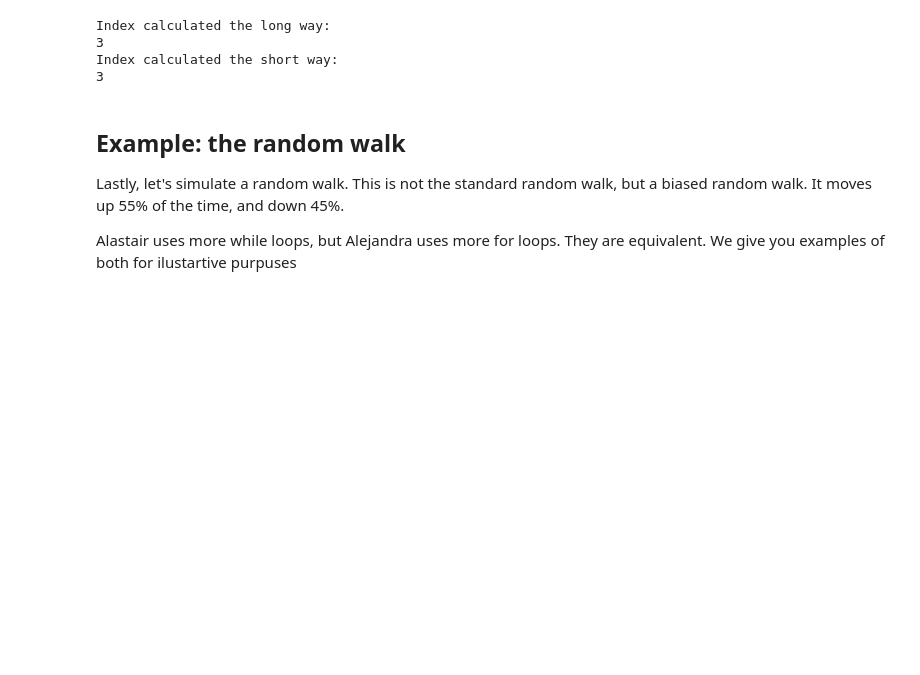
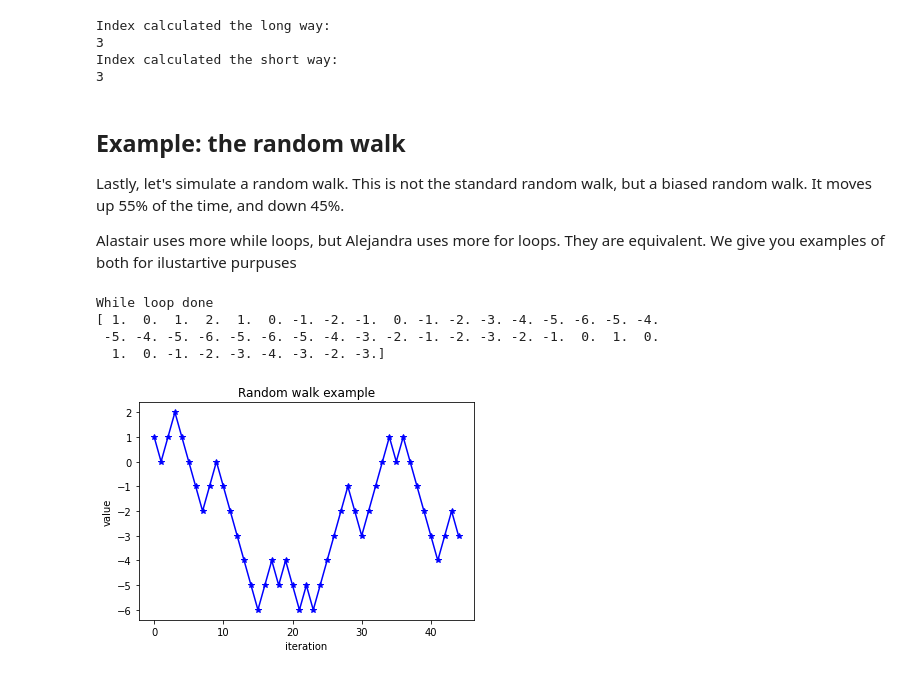
Before and after one commit to donajialej/Intro2StochasticSim, a Jupyter notebook: StudentScaffold.ipynb, the cells around one changed output. Drawn from its saved outputs; the diff is of its cells as text; code cells hidden in the pictures; blank space fills up the shorter version.

```diff
--- a/StudentScaffold.ipynb
+++ b/StudentScaffold.ipynb
@@ -216,6 +216,42 @@ Index calculated the short way:
 Lastly, let's simulate a random walk. This is not the standard random walk, but a biased random walk. It moves up 55% of the time, and down 45%.
 
 Alastair uses more while loops, but Alejandra uses more for loops. They are equivalent. We give you examples of both for ilustartive purpuses
+# %%
+## The random walk with a while loop
+
+NumberOfSteps = 45
+randomNumbers = random.rand(NumberOfSteps)
+
+currentSteps=0;
+currentPosition=0;
+PositionArray= np.zeros(NumberOfSteps)
+stepsArray=np.zeros(NumberOfSteps)
+
+while currentSteps<NumberOfSteps:
+    stepsArray[currentSteps]=currentSteps;
+    if randomNumbers[currentSteps]<0.55: ## Here is where it moves up 55% of the time, and down 45%
+        currentPosition=currentPosition+1;
+    else:
+        currentPosition=currentPosition-1;
+    PositionArray[currentSteps]=currentPosition;
+    currentSteps=currentSteps+1;
+
+print("While loop done");
+print(PositionArray);
+
+## Once you've created a random walk (or other algorithm) you might want to display it
+plt.figure()
+plt.title('Random walk example')
+plt.plot(stepsArray, PositionArray, '*-b')
+plt.xlabel("iteration")
+plt.ylabel("value")
+plt.show()
+# %% [output]
+While loop done
+[ 1.  0.  1.  2.  1.  0. -1. -2. -1.  0. -1. -2. -3. -4. -5. -6. -5. -4.
+ -5. -4. -5. -6. -5. -6. -5. -4. -3. -2. -1. -2. -3. -2. -1.  0.  1.  0.
+  1.  0. -1. -2. -3. -4. -3. -2. -3.]
+[figure, added]
 # %%
 ## The random walk with a while loop
 NumberOfSteps = 45
```
Also changed, not shown: parts of 2 cells of this notebook.
